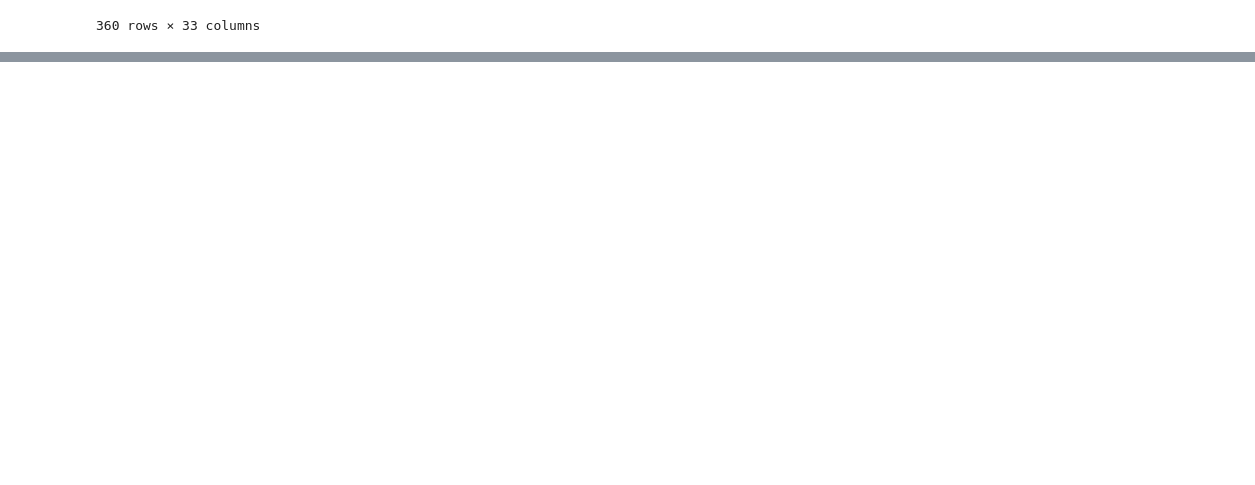
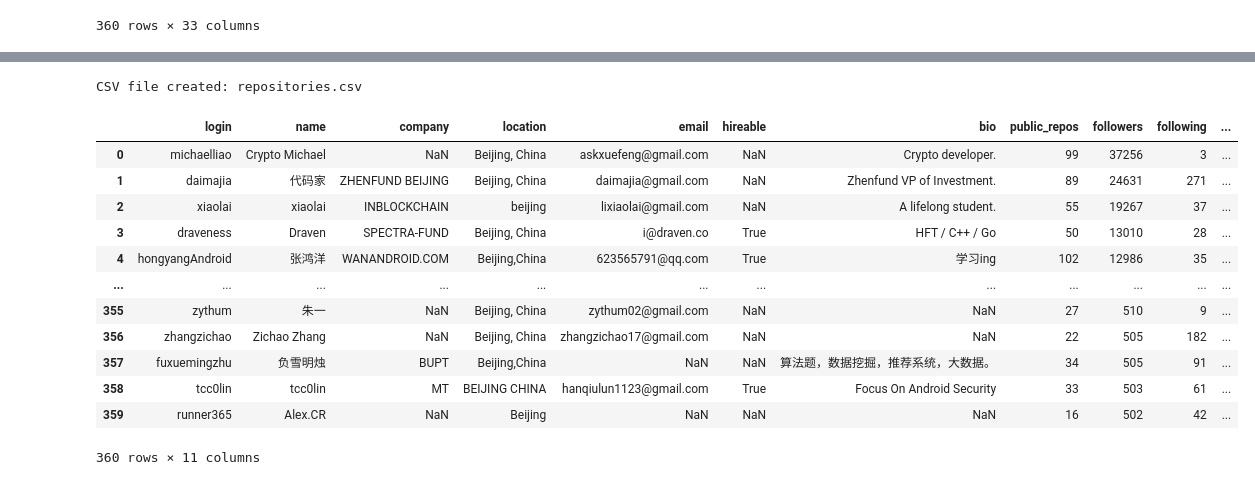
Before and after one commit to Prajwalit-Tiwari/TDS_Project1, a Jupyter notebook: main.ipynb, the cells around one changed output, grey strips where cells are left out. Drawn from its saved outputs; the diff is of its cells as text; code cells hidden in the pictures; blank space fills up the shorter version.

```diff
--- a/main.ipynb
+++ b/main.ipynb
@@ -543,0 +738,75 @@ def clean_company_name(company):
+# %%
+import os
+import asyncio
+import aiohttp
+import aiofiles
+import pandas as pd
+import nest_asyncio
+
+nest_asyncio.apply()  # Allow nested event loops
+
+async def fetch_repos(session, user_login, token):
+    url = f'https://api.github.com/users/{user_login}/repos'
+    headers = {'Authorization': f'token {token}'}
+    async with session.get(url, headers=headers) as response:
+        return await response.json()
+
+async def process_repos(session, user_login, token):
+    repos = await fetch_repos(session, user_login, token)
+    repo_data = []
+    for repo in repos[:500]:  # Limit to 500 most recently pushed repositories
+        repo_info = {
+            'login': user_login,
+            'full_name': repo['full_name'],
+            'created_at': repo['created_at'],
+            'stargazers_count': repo['stargazers_count'],
+            'watchers_count': repo['watchers_count'],
+            'language': repo['language'],
+            'has_projects': repo['has_projects'],
+            'has_wiki': repo['has_wiki'],
+            'license_name': repo['license']['name'] if repo['license'] else None
+        }
+        repo_data.append(repo_info)
+    return pd.DataFrame(repo_data)
+
+async def main():
+    token_file = 'D:/Tds_work/token.txt'
+    async with aiofiles.open(token_file, 'r') as file:
+        token = await file.read()
+        token = token.strip()  # Ensure no extra spaces or newlines
+
+    users_df = pd.read_csv('users.csv')
+    all_repos_df = pd.DataFrame()
+
+    async with aiohttp.ClientSession() as session:
+        tasks = []
+        for index, row in users_df.iterrows():
+            user_login = row['login']
+            tasks.append(process_repos(session, user_login, token))
+
+        repos_dataframes = await asyncio.gather(*tasks)
+        all_repos_df = pd.concat(repos_dataframes, ignore_index=True)
+
+    all_repos_df.to_csv('repositories.csv', index=False)
+    print("CSV file created: repositories.csv")
+
+asyncio.run(main())
+# %% [output]
+CSV file created: repositories.csv
+# %%
+df = pd.read_csv('users.csv')
+df
+# %% [output]
+|  | login | name | company | location | email | hireable | bio | public_repos | followers | following | ... |
+| 0 | michaelliao | Crypto Michael | NaN | Beijing, China | askxuefeng@gmail.com | NaN | Crypto developer. | 99 | 37256 | 3 | ... |
+| 1 | daimajia | 代码家 | ZHENFUND BEIJING | Beijing, China | daimajia@gmail.com | NaN | Zhenfund VP of Investment. | 89 | 24631 | 271 | ... |
+| 2 | xiaolai | xiaolai | INBLOCKCHAIN | beijing | lixiaolai@gmail.com | NaN | A lifelong student. | 55 | 19267 | 37 | ... |
+| 3 | draveness | Draven | SPECTRA-FUND | Beijing, China | i@draven.co | True | HFT / C++ / Go | 50 | 13010 | 28 | ... |
+| 4 | hongyangAndroid | 张鸿洋 | WANANDROID.COM | Beijing,China | 623565791@qq.com | True | 学习ing | 102 | 12986 | 35 | ... |
+| ... | ... | ... | ... | ... | ... | ... | ... | ... | ... | ... | ... |
+| 355 | zythum | 朱一 | NaN | Beijing, China | zythum02@gmail.com | NaN | NaN | 27 | 510 | 9 | ... |
+| 356 | zhangzichao | Zichao Zhang | NaN | Beijing, China | zhangzichao17@gmail.com | NaN | NaN | 22 | 505 | 182 | ... |
+| 357 | fuxuemingzhu | 负雪明烛 | BUPT | Beijing,China | NaN | NaN | 算法题，数据挖掘，推荐系统，大数据。 | 34 | 505 | 91 | ... |
+| 358 | tcc0lin | tcc0lin | MT | BEIJING CHINA | hanqiulun1123@gmail.com | True | Focus On Android Security | 33 | 503 | 61 | ... |
+| 359 | runner365 | Alex.CR | NaN | Beijing | NaN | NaN | NaN | 16 | 502 | 42 | ... |
+360 rows × 11 columns
```
Also changed, not shown: parts of 46 cells of this notebook, 2 other files.
